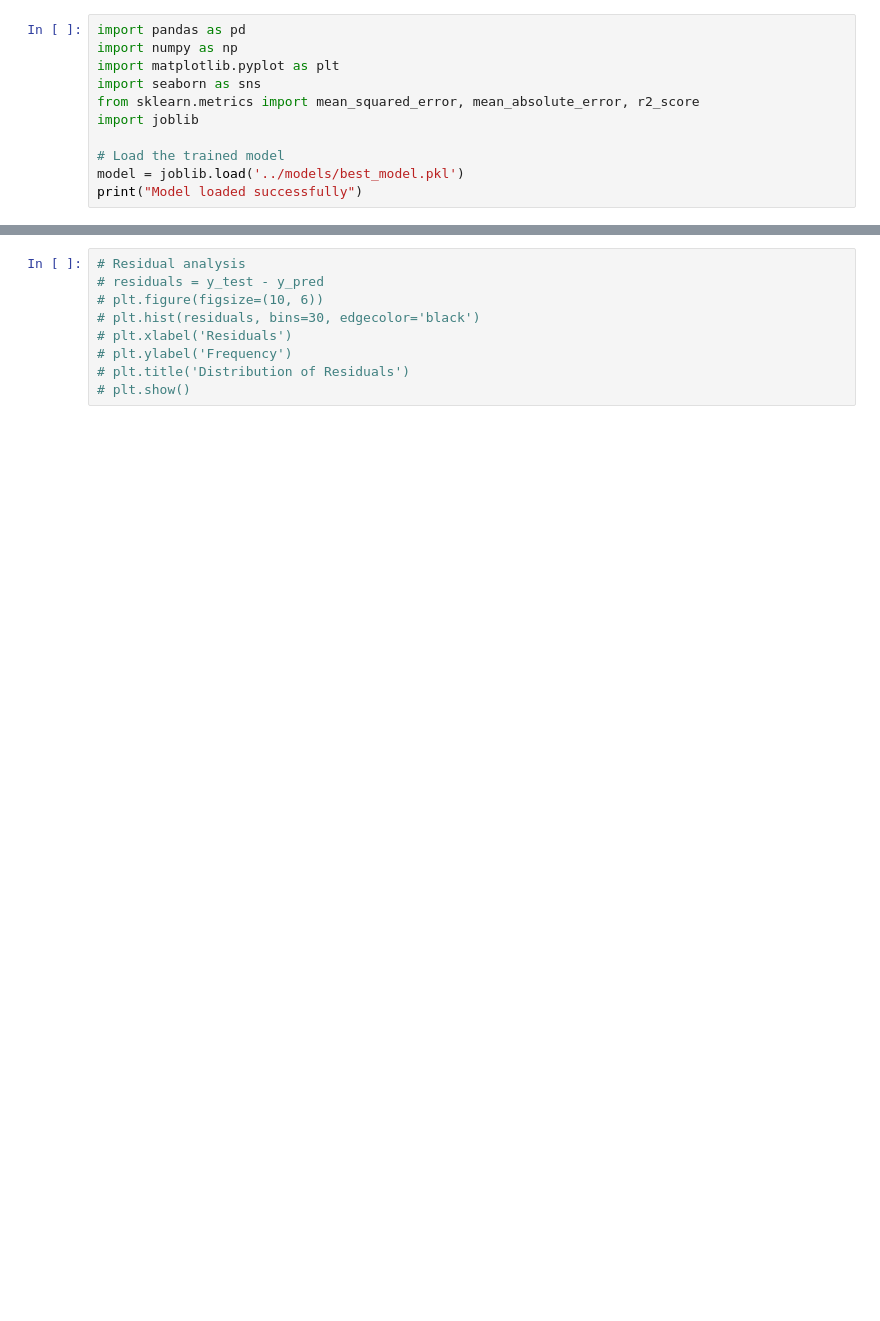
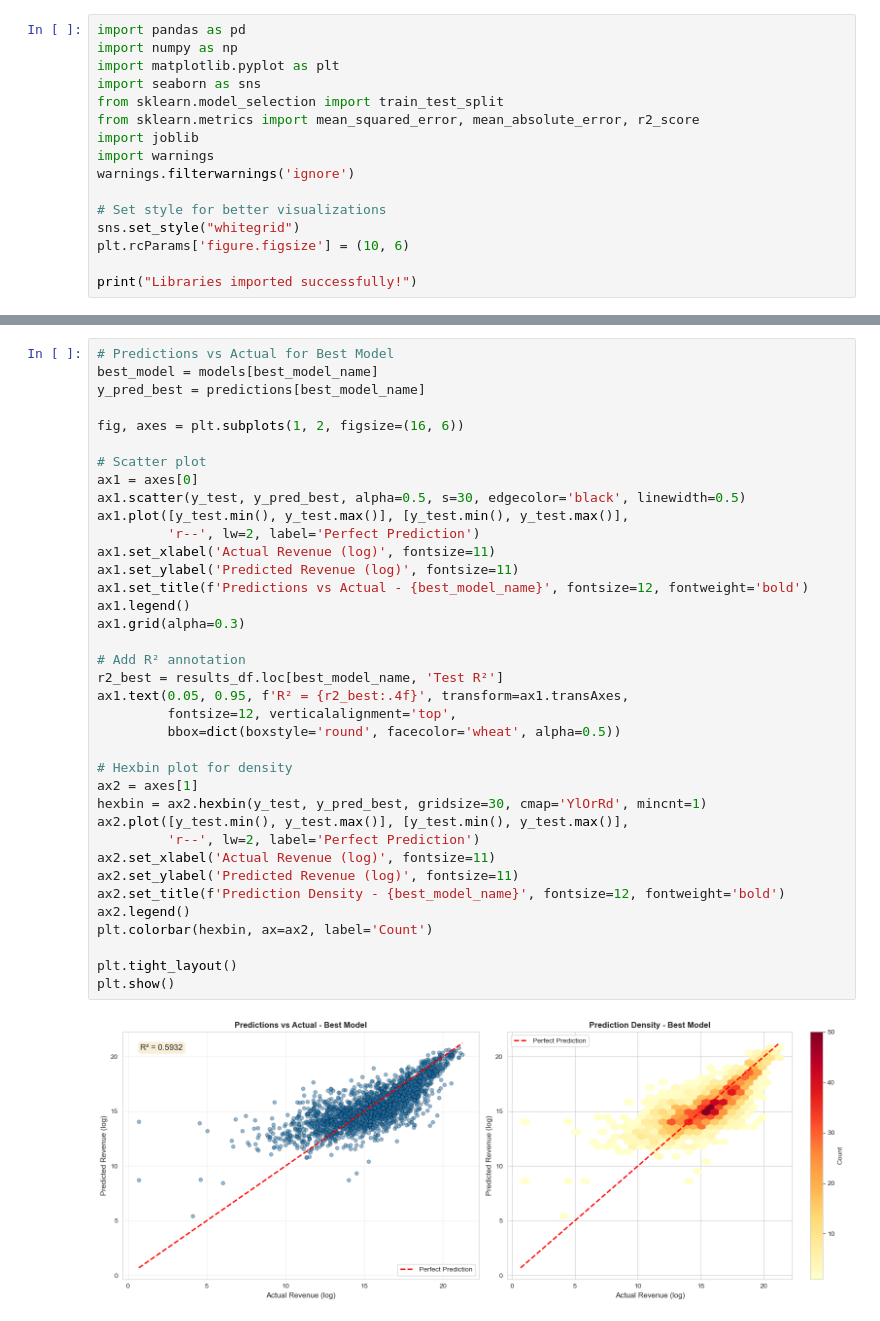
Before and after one commit to TThanhc/movie-revenue-predictor, a Jupyter notebook: notebooks/05_model_evaluation.ipynb, the cells around one changed output, grey strips where cells are left out. Drawn from its saved outputs; the diff is of its cells as text; blank space fills up the shorter version.

Commit message:
feat(notebooks): implement evaluation step. Loading saved models and visualization the performance

```diff
--- a/notebooks/05_model_evaluation.ipynb
+++ b/notebooks/05_model_evaluation.ipynb
@@ -14,9 +17,14 @@ import pandas as pd
 import numpy as np
 import matplotlib.pyplot as plt
 import seaborn as sns
+from sklearn.model_selection import train_test_split
 from sklearn.metrics import mean_squared_error, mean_absolute_error, r2_score
 import joblib
+import warnings
+warnings.filterwarnings('ignore')
 
-# Load the trained model
-model = joblib.load('../models/best_model.pkl')
-print("Model loaded successfully")
+# Set style for better visualizations
+sns.set_style("whitegrid")
+plt.rcParams['figure.figsize'] = (10, 6)
+
+print("Libraries imported successfully!")
@@ -61,9 +236,39 @@ print("Model loaded successfully")
 # %%
-# Residual analysis
-# residuals = y_test - y_pred
-# plt.figure(figsize=(10, 6))
-# plt.hist(residuals, bins=30, edgecolor='black')
-# plt.xlabel('Residuals')
-# plt.ylabel('Frequency')
-# plt.title('Distribution of Residuals')
-# plt.show()
+# Predictions vs Actual for Best Model
+best_model = models[best_model_name]
+y_pred_best = predictions[best_model_name]
+
+fig, axes = plt.subplots(1, 2, figsize=(16, 6))
+
+# Scatter plot
+ax1 = axes[0]
+ax1.scatter(y_test, y_pred_best, alpha=0.5, s=30, edgecolor='black', linewidth=0.5)
+ax1.plot([y_test.min(), y_test.max()], [y_test.min(), y_test.max()],
+         'r--', lw=2, label='Perfect Prediction')
+ax1.set_xlabel('Actual Revenue (log)', fontsize=11)
+ax1.set_ylabel('Predicted Revenue (log)', fontsize=11)
+ax1.set_title(f'Predictions vs Actual - {best_model_name}', fontsize=12, fontweight='bold')
+ax1.legend()
+ax1.grid(alpha=0.3)
+
+# Add R² annotation
+r2_best = results_df.loc[best_model_name, 'Test R²']
+ax1.text(0.05, 0.95, f'R² = {r2_best:.4f}', transform=ax1.transAxes,
+         fontsize=12, verticalalignment='top',
+         bbox=dict(boxstyle='round', facecolor='wheat', alpha=0.5))
+
+# Hexbin plot for density
+ax2 = axes[1]
+hexbin = ax2.hexbin(y_test, y_pred_best, gridsize=30, cmap='YlOrRd', mincnt=1)
+ax2.plot([y_test.min(), y_test.max()], [y_test.min(), y_test.max()],
+         'r--', lw=2, label='Perfect Prediction')
+ax2.set_xlabel('Actual Revenue (log)', fontsize=11)
+ax2.set_ylabel('Predicted Revenue (log)', fontsize=11)
+ax2.set_title(f'Prediction Density - {best_model_name}', fontsize=12, fontweight='bold')
+ax2.legend()
+plt.colorbar(hexbin, ax=ax2, label='Count')
+
+plt.tight_layout()
+plt.show()
+# %% [output]
+[figure, added]
```
Also changed, not shown: parts of 11 cells of this notebook.
